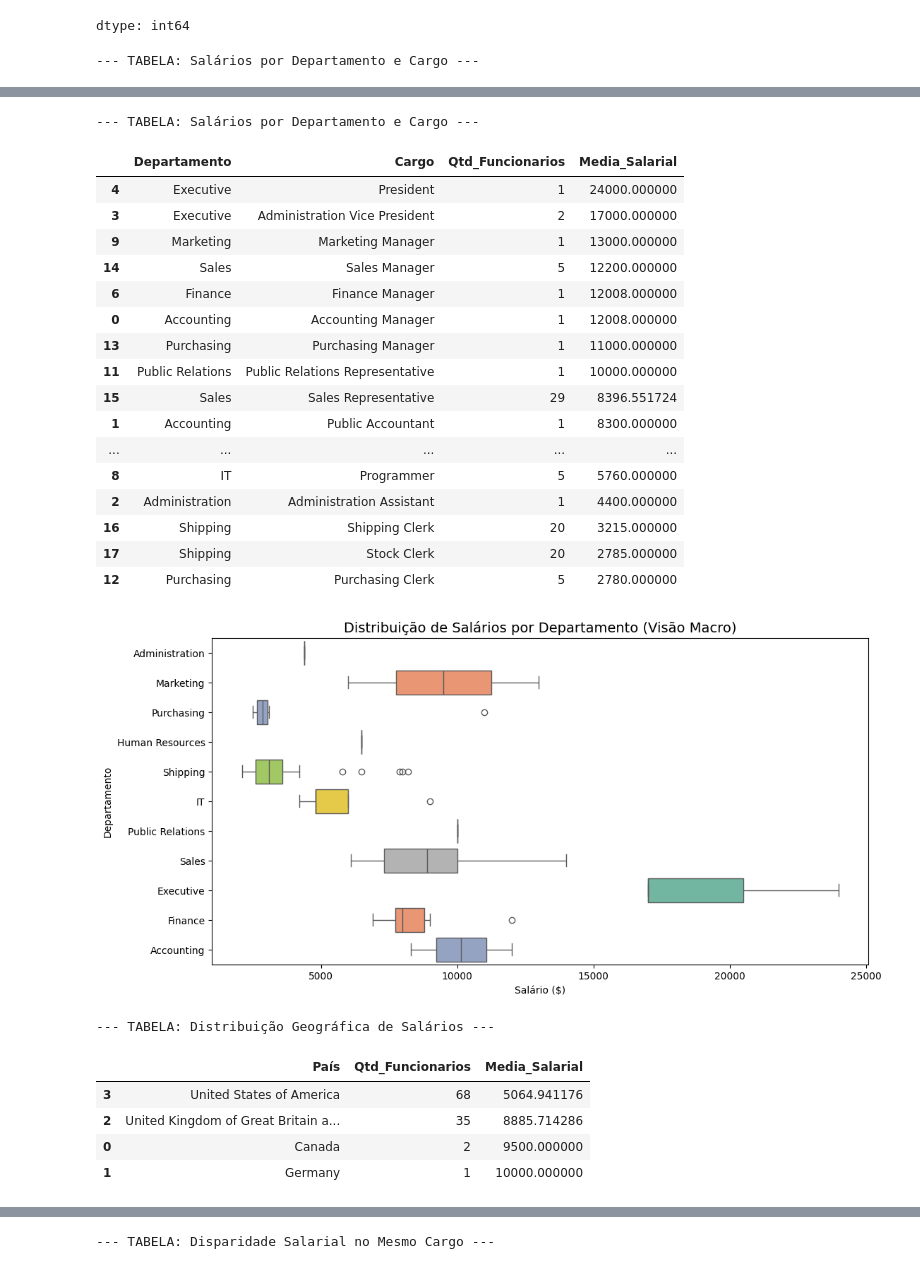
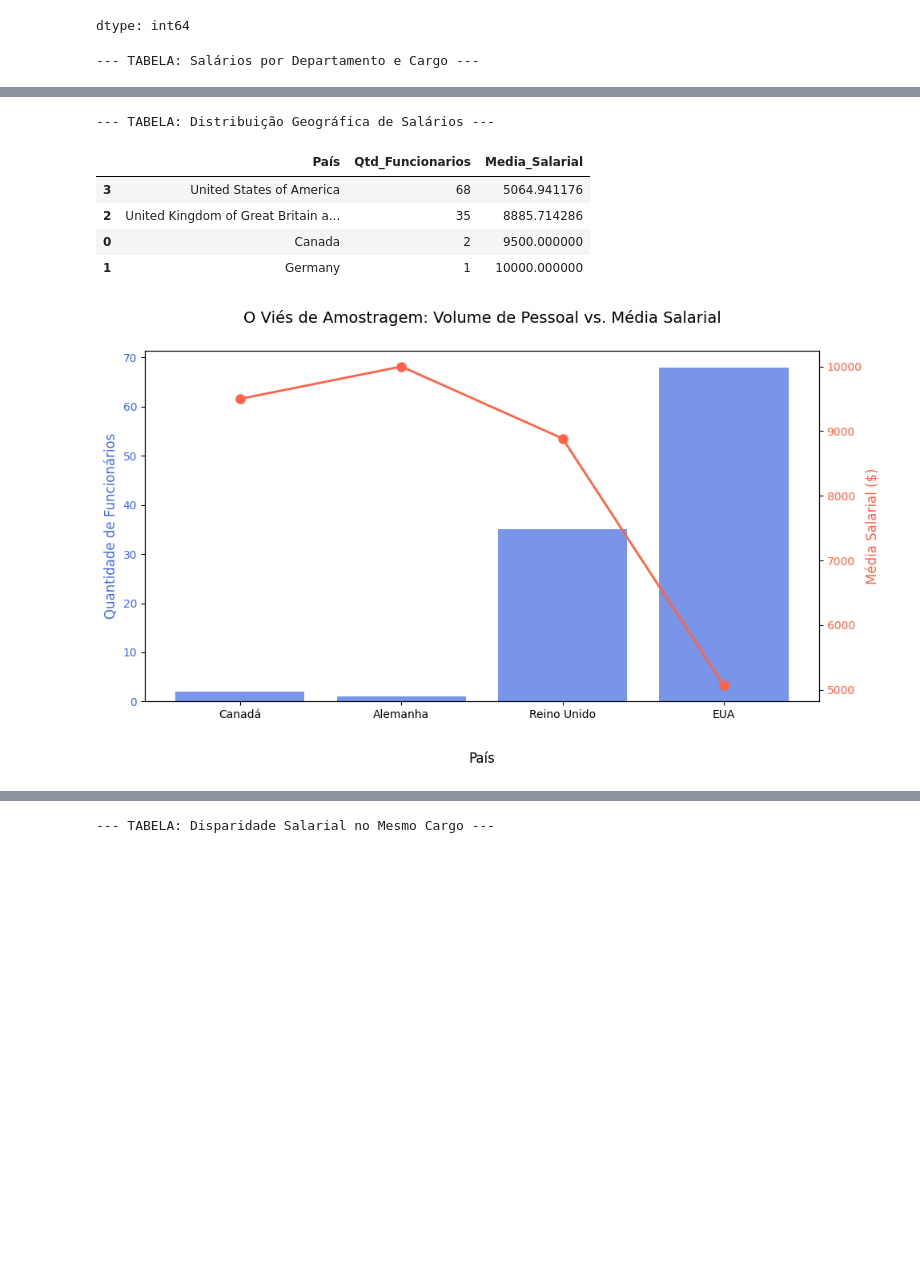
Before and after one commit to Engineer-Ana/projeto-avaliativo-Mod1-Modelagem_dados, a Jupyter notebook: analise_rh.ipynb, the cells around one changed output, grey strips where cells are left out. Drawn from its saved outputs; the diff is of its cells as text; code cells hidden in the pictures; blank space fills up the shorter version.

Commit message:
feat(analise): implementa análise exploratória em Python

```diff
--- a/analise_rh.ipynb
+++ b/analise_rh.ipynb
@@ -73,20 +73,6 @@ Valores Nulos no DF2:
 dtype: int64
 # %%
 # --- QUERY 1: SALÁRIOS POR DEPARTAMENTO E CARGO ---
-print("--- TABELA: Salários por Departamento e Cargo ---")
-analise_q1 = df1.groupby(['DEPARTMENT_NAME', 'JOB_TITLE'])['SALARY'].agg(['count', 'mean']).reset_index()
-analise_q1.columns = ['Departamento', 'Cargo', 'Qtd_Funcionarios', 'Media_Salarial']
-display(analise_q1.sort_values(by='Media_Salarial', ascending=False))
-
-# Gráfico da Query 1: Boxplot corrigido (com hue e legend=False para evitar warnings)
-plt.figure(figsize=(12, 6))
-sns.boxplot(data=df1, x='SALARY', y='DEPARTMENT_NAME', hue='DEPARTMENT_NAME', palette='Set2', legend=False)
-plt.title('Distribuição de Salários por Departamento (Visão Macro)', fontsize=14)
-plt.xlabel('Salário ($)')
-plt.ylabel('Departamento')
-plt.show()
-
-# # --- QUERY 1: SALÁRIOS POR DEPARTAMENTO E CARGO ---
 print("--- TABELA: Salários por Departamento e Cargo ---")
 
 analise_q1 = df1.groupby(
@@ -152,20 +138,20 @@ display(
 )
 
 
-# --- ABREVIAÇÃO DOS NOMES DOS PAÍSES ---
-abreviacoes = {
+# --- ABREVIAÇÃO DOS NOMES DOS PAÍSES PARA O GRÁFICO ---
+abreviacoes_paises = {
     'Canada': 'Canadá',
     'Germany': 'Alemanha',
     'United Kingdom of Great Britain and Northern Ireland': 'Reino Unido',
     'United States of America': 'EUA'
 }
 
-distribuicao_pais['País_Abrev'] = (
-    distribuicao_pais['País'].map(abreviacoes)
-)
+distribuicao_pais['País_Abrev'] = distribuicao_pais[
+    'País'
+].map(abreviacoes_paises)
 
 
-# --- GRÁFICO DA QUERY 2: COMBO CHART ---
+# --- GRÁFICO DA QUERY 2: COMBO CHART AVANÇADO ---
 fig, ax1 = plt.subplots(figsize=(10, 6))
 
 
@@ -179,10 +165,11 @@ ax1.bar(
     alpha=0.7
 )
 
+# Rótulo inferior com maior distância do eixo X
 ax1.set_xlabel(
     'País',
     fontsize=12,
-    labelpad=25
+    labelpad=28
 )
 
 ax1.set_ylabel(
@@ -223,63 +210,47 @@ ax2.tick_params(
 )
 
 
-# --- AJUSTES FINAIS ---
+# --- AJUSTES FINAIS DO GRÁFICO ---
 plt.title(
     'O Viés de Amostragem: Volume de Pessoal vs. Média Salarial',
     fontsize=14,
     pad=25
 )
 
+# Países horizontalmente, como na imagem
 plt.xticks(
     rotation=0,
     ha='center'
 )
 
+# Mantém espaço suficiente para o rótulo "País"
 plt.tight_layout()
 
 plt.show()
 # %% [output]
 --- TABELA: Salários por Departamento e Cargo ---
 |  | Departamento | Cargo | Qtd_Funcionarios | Media_Salarial |
 | 4 | Executive | President | 1 | 24000.000000 |
 | 3 | Executive | Administration Vice President | 2 | 17000.000000 |
 | 9 | Marketing | Marketing Manager | 1 | 13000.000000 |
 | 14 | Sales | Sales Manager | 5 | 12200.000000 |
 | 6 | Finance | Finance Manager | 1 | 12008.000000 |
 | 0 | Accounting | Accounting Manager | 1 | 12008.000000 |
 | 13 | Purchasing | Purchasing Manager | 1 | 11000.000000 |
 | 11 | Public Relations | Public Relations Representative | 1 | 10000.000000 |
 | 15 | Sales | Sales Representative | 29 | 8396.551724 |
 | 1 | Accounting | Public Accountant | 1 | 8300.000000 |
 | ... | ... | ... | ... | ... |
 | 8 | IT | Programmer | 5 | 5760.000000 |
 | 2 | Administration | Administration Assistant | 1 | 4400.000000 |
 | 16 | Shipping | Shipping Clerk | 20 | 3215.000000 |
 | 17 | Shipping | Stock Clerk | 20 | 2785.000000 |
 | 12 | Purchasing | Purchasing Clerk | 5 | 2780.000000 |
 [figure]
---- TABELA: Salários por Departamento e Cargo ---
+--- TABELA: Distribuição Geográfica de Salários ---
-|  | Departamento | Cargo | Qtd_Funcionarios | Media_Salarial |
-| 4 | Executive | President | 1 | 24000.000000 |
-| 3 | Executive | Administration Vice President | 2 | 17000.000000 |
-| 9 | Marketing | Marketing Manager | 1 | 13000.000000 |
-| 14 | Sales | Sales Manager | 5 | 12200.000000 |
-| 6 | Finance | Finance Manager | 1 | 12008.000000 |
-| 0 | Accounting | Accounting Manager | 1 | 12008.000000 |
-| 13 | Purchasing | Purchasing Manager | 1 | 11000.000000 |
-| 11 | Public Relations | Public Relations Representative | 1 | 10000.000000 |
-| 15 | Sales | Sales Representative | 29 | 8396.551724 |
-| 1 | Accounting | Public Accountant | 1 | 8300.000000 |
-| ... | ... | ... | ... | ... |
-| 8 | IT | Programmer | 5 | 5760.000000 |
-| 2 | Administration | Administration Assistant | 1 | 4400.000000 |
-| 16 | Shipping | Shipping Clerk | 20 | 3215.000000 |
-| 17 | Shipping | Stock Clerk | 20 | 2785.000000 |
-| 12 | Purchasing | Purchasing Clerk | 5 | 2780.000000 |
+|  | País | Qtd_Funcionarios | Media_Salarial |
+| 3 | United States of America | 68 | 5064.941176 |
+| 2 | United Kingdom of Great Britain a... | 35 | 8885.714286 |
+| 0 | Canada | 2 | 9500.000000 |
+| 1 | Germany | 1 | 10000.000000 |
-[figure, old version]
+[figure, new version]
---- TABELA: Distribuição Geográfica de Salários ---
-|  | País | Qtd_Funcionarios | Media_Salarial |
-| 3 | United States of America | 68 | 5064.941176 |
-| 2 | United Kingdom of Great Britain a... | 35 | 8885.714286 |
-| 0 | Canada | 2 | 9500.000000 |
-| 1 | Germany | 1 | 10000.000000 |
```
Also changed, not shown: parts of 1 cell of this notebook.
